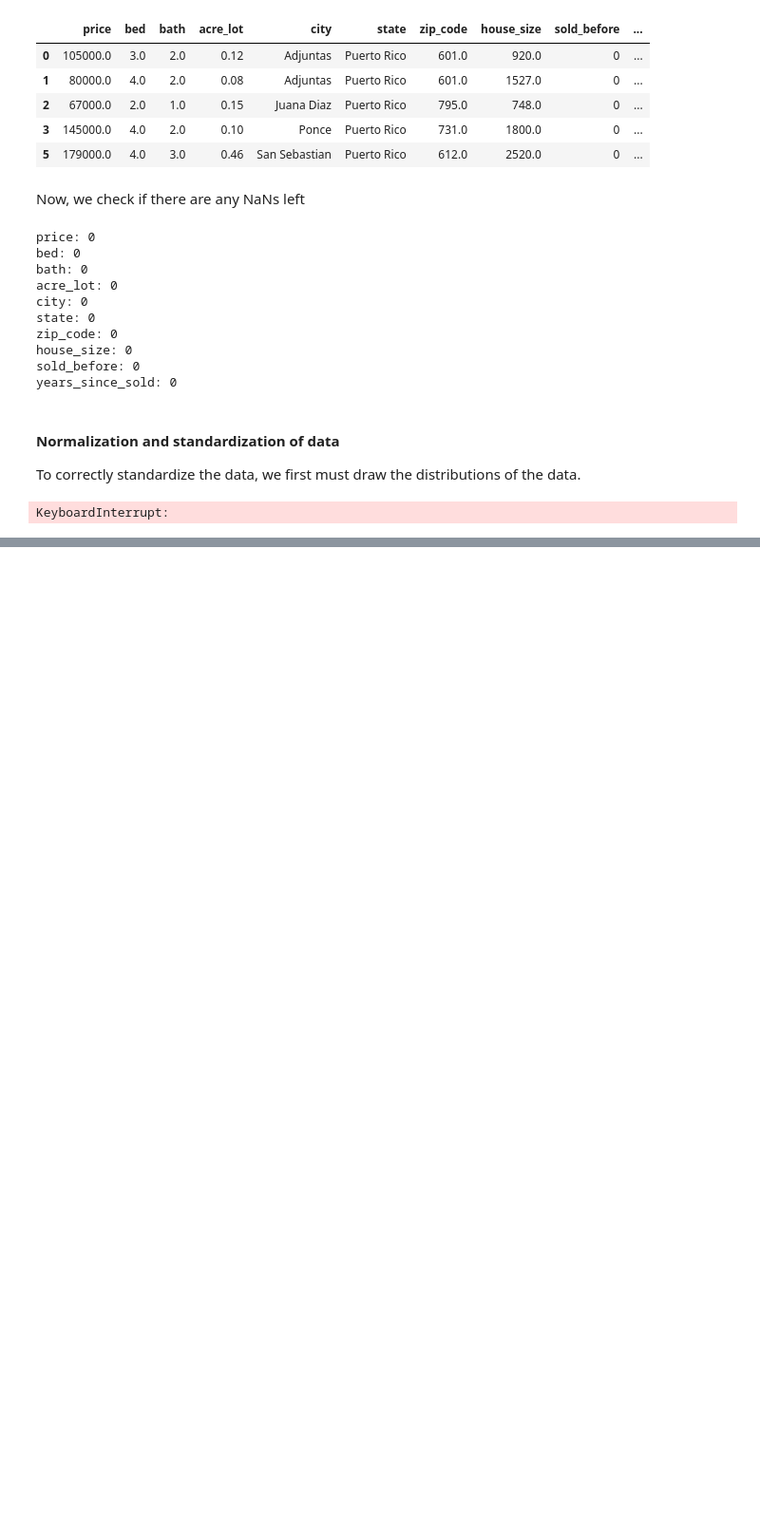
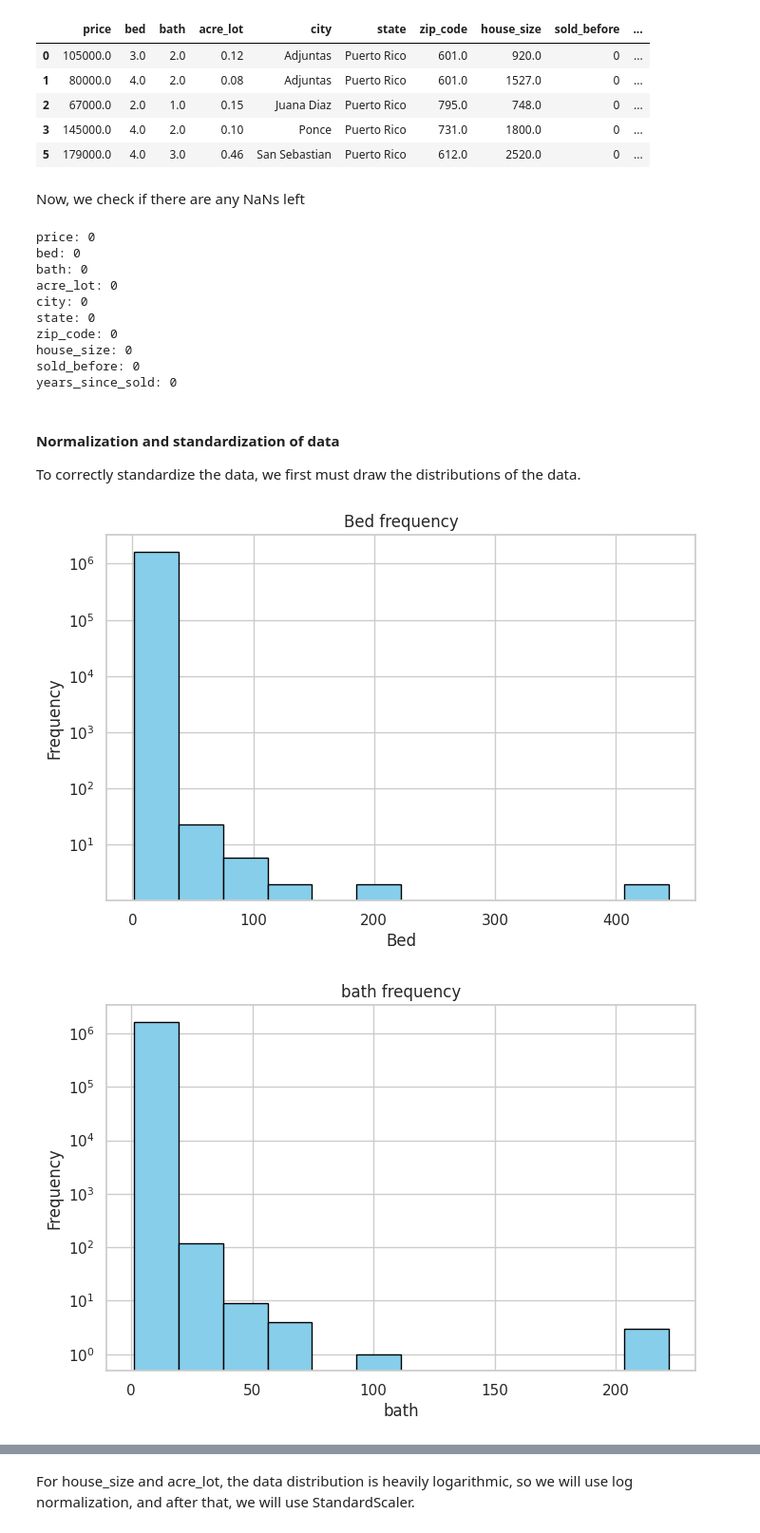
Before and after one commit to Deptage/data_mining_project, a Jupyter notebook: src/Data_Mining_Project.ipynb, the cells around one changed output, grey strips where cells are left out. Shown at 95% size. Cells and saved outputs as stored; diff of their text form; code cells hidden in the pictures; blank space fills up the shorter version.

```diff
--- a/src/Data_Mining_Project.ipynb
+++ b/src/Data_Mining_Project.ipynb
@@ -381,7 +381,7 @@ years_since_sold: 0
 
 To correctly standardize the data, we first must draw the distributions of the data.
 # %%
-def draw_histogram(data, num_bins=10, title='Histogram', xlabel='Values', ylabel='Frequency'):
+def draw_histogram(data, num_bins=12, title='Histogram', xlabel='Values', ylabel='Frequency'):
     """
     Draws a histogram from the provided data.
 
@@ -393,7 +393,7 @@ def draw_histogram(data, num_bins=10, title='Histogram', xlabel='Values', ylabel
     - ylabel: label for the Y-axis
     """
     plt.figure(figsize=(8, 5))
-    plt.hist(data, bins=num_bins, edgecolor='black', color='skyblue')
+    plt.hist(data, bins=num_bins, edgecolor='black', color='skyblue', log=True)
     plt.title(title)
     plt.xlabel(xlabel)
     plt.ylabel(ylabel)
@@ -404,4 +402,9 @@ draw
-# %%
-draw_histograms(ured_filtered, ['price', 'bed', 'bath', 'acre_lot', 'house_size', 'years_since_sold'])
-# %% [output]
-KeyboardInterrupt:
+# %%
+draw_histogram(ured_filtered['bed'], title='Bed frequency', xlabel='Bed', ylabel='Frequency')
+draw_histogram(ured_filtered['bath'], title='bath frequency', xlabel='bath', ylabel='Frequency')
+draw_histogram(ured_filtered['acre_lot'], title='acre_lot frequency', xlabel='acre_lot', ylabel='Frequency')
+draw_histogram(ured_filtered['house_size'], title='house_size frequency', xlabel='house_size', ylabel='Frequency')
+draw_histogram(ured_filtered['years_since_sold'], title='years_since_sold frequency', xlabel='years_since_sold', ylabel='Frequency')
+# %% [output]
+[figure, added]
+[figure, added]
@@ -407,0 +414,2 @@ KeyboardInterrupt:
+# %% [markdown]
+For house_size and acre_lot, the data distribution is heavily logarithmic, so we will use log normalization, and after that, we will use StandardScaler.
```
Also changed, not shown: parts of 5 cells of this notebook.
